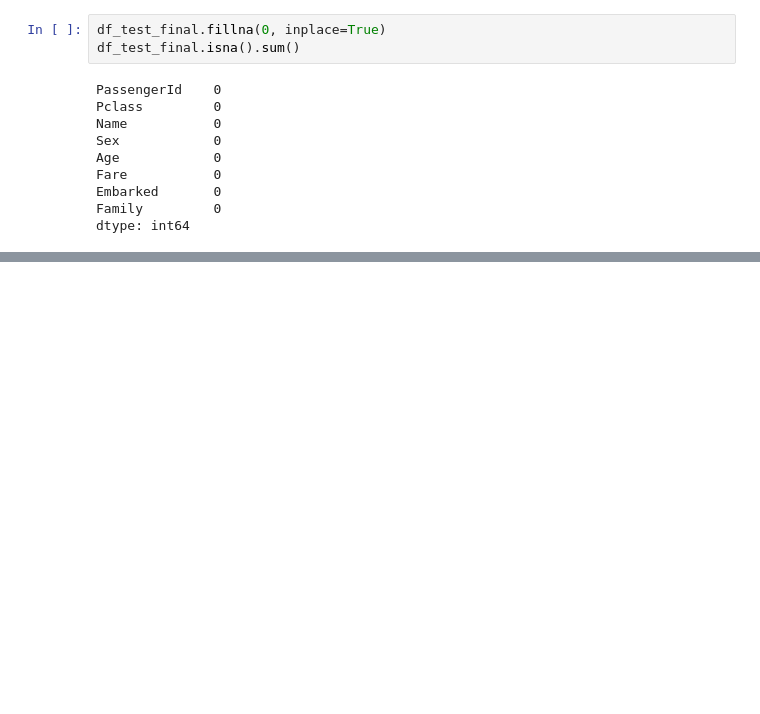
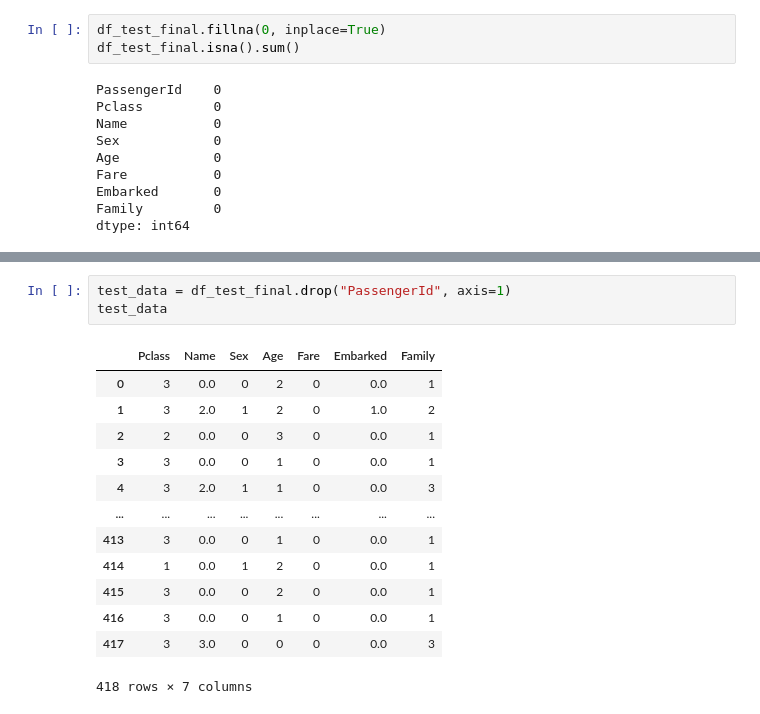
Before and after one commit to sub-blind/Backend, a Jupyter notebook: DataAnalysis/Titanic.ipynb, the cells around one changed output, grey strips where cells are left out. Cells and saved outputs as stored; diff of their text form; blank space fills up the shorter version.

```diff
--- a/DataAnalysis/Titanic.ipynb
+++ b/DataAnalysis/Titanic.ipynb
@@ -505,0 +561,17 @@ ValueError: Input contains NaN, infinity or a value too large for dtype('float32
+# %%
+test_data = df_test_final.drop("PassengerId", axis=1)
+test_data
+# %% [output]
+|  | Pclass | Name | Sex | Age | Fare | Embarked | Family |
+| 0 | 3 | 0.0 | 0 | 2 | 0 | 0.0 | 1 |
+| 1 | 3 | 2.0 | 1 | 2 | 0 | 1.0 | 2 |
+| 2 | 2 | 0.0 | 0 | 3 | 0 | 0.0 | 1 |
+| 3 | 3 | 0.0 | 0 | 1 | 0 | 0.0 | 1 |
+| 4 | 3 | 2.0 | 1 | 1 | 0 | 0.0 | 3 |
+| ... | ... | ... | ... | ... | ... | ... | ... |
+| 413 | 3 | 0.0 | 0 | 1 | 0 | 0.0 | 1 |
+| 414 | 1 | 0.0 | 1 | 2 | 0 | 0.0 | 1 |
+| 415 | 3 | 0.0 | 0 | 2 | 0 | 0.0 | 1 |
+| 416 | 3 | 0.0 | 0 | 1 | 0 | 0.0 | 1 |
+| 417 | 3 | 3.0 | 0 | 0 | 0 | 0.0 | 3 |
+418 rows × 7 columns
```
Also changed, not shown: parts of 13 cells of this notebook.
